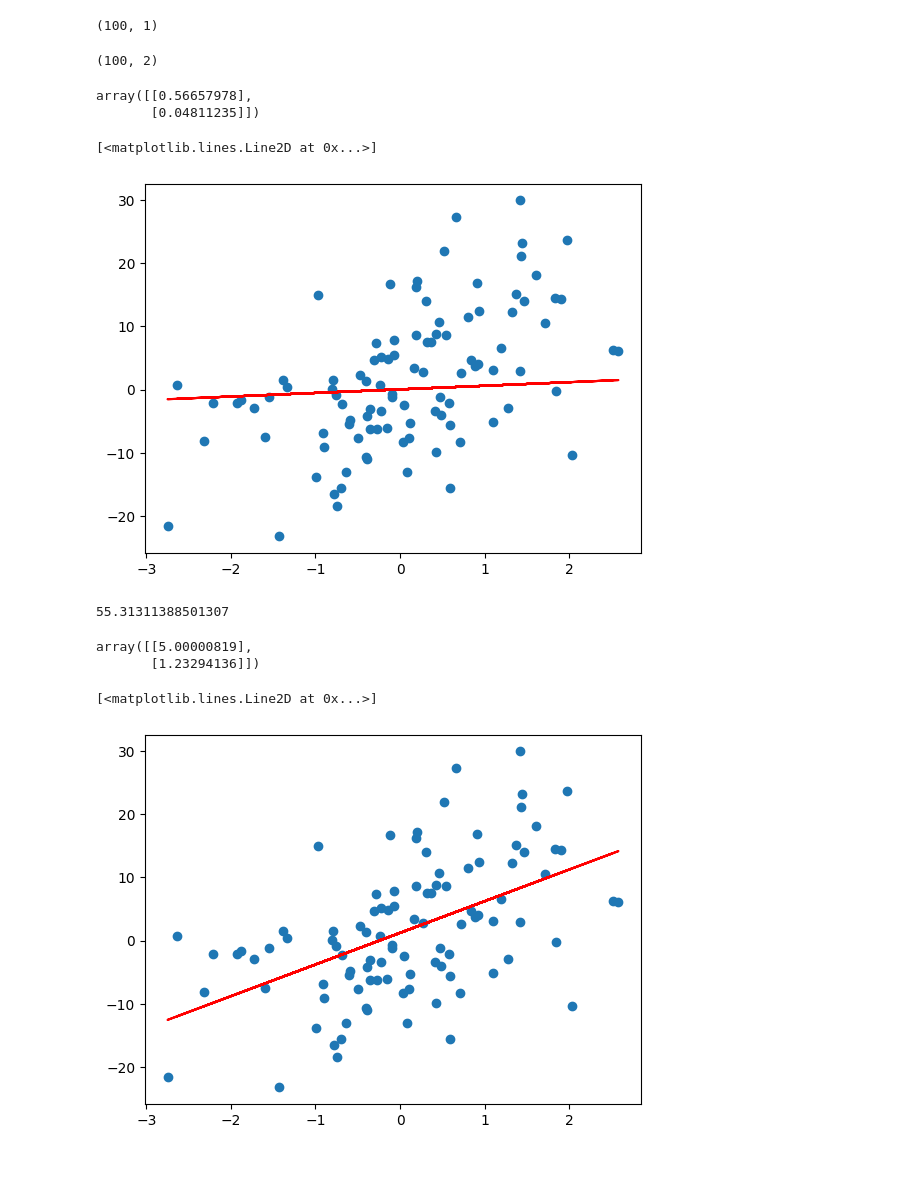
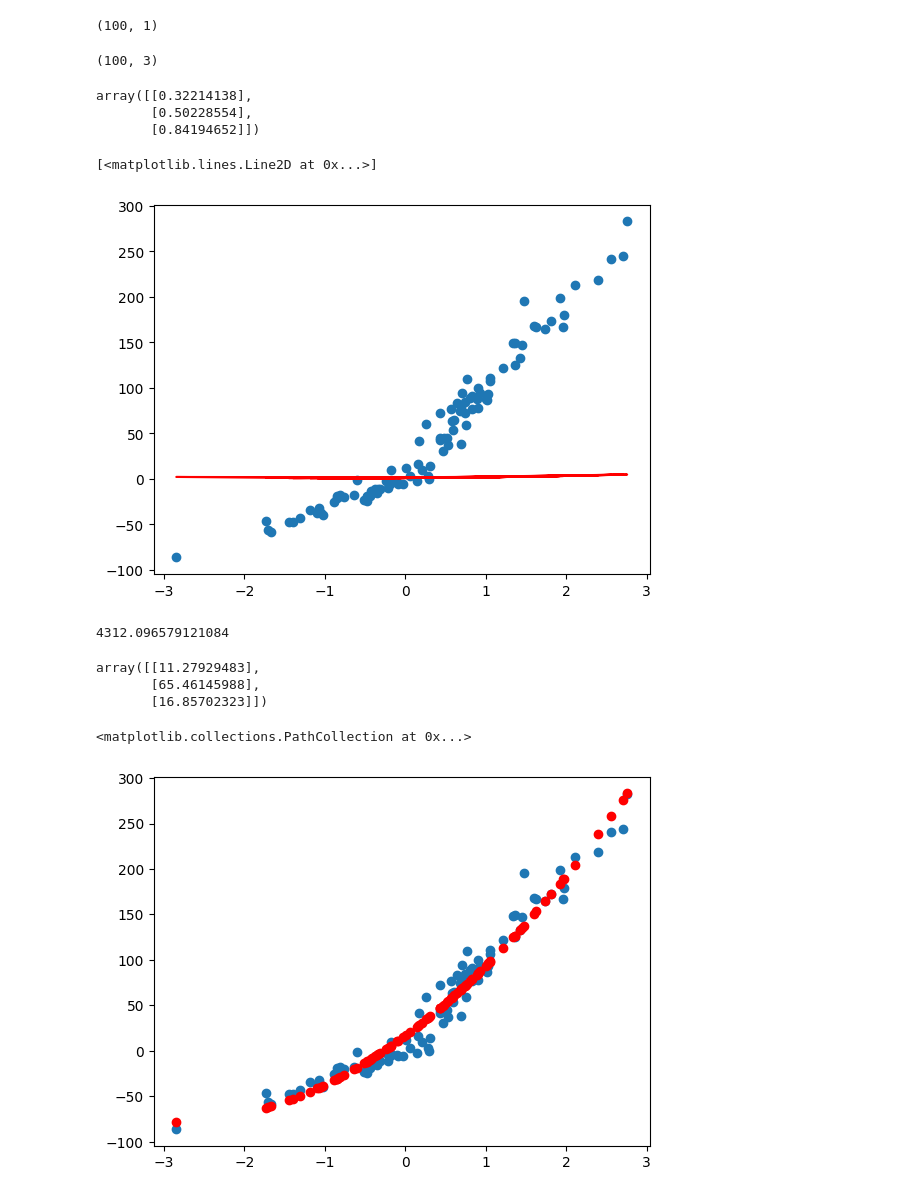
Before and after one commit to dinaOuahbi/Machine-Learning-With-Python, a Jupyter notebook: linear_regression.ipynb, the cells around one changed output. Cells and saved outputs as stored; diff of their text form; code cells hidden in the pictures; blank space fills up the shorter version.

```diff
--- a/linear_regression.ipynb
+++ b/linear_regression.ipynb
@@ -6,6 +8,7 @@ from sklearn.datasets import make_regression
 import matplotlib.pyplot as plt
 # %%
 x, y = make_regression(n_samples=100, n_features=1, noise=10)
+y = y + abs(y/2) # pol regression
 plt.scatter(x, y)
 # %% [output]
 <matplotlib.collections.PathCollection at 0x...>
@@ -26,17 +29,20 @@ y.shape
 # %%
 # matrice X
 X = np.hstack((x, np.ones((x.shape))))
+X = np.hstack((x**2, X)) # pol regression
 X.shape
 # %% [output]
-(100, 2)
+(100, 3)
 # %%
 # vecteur theta
 # initialiser theta
 theta = np.random.rand(2,1)
+theta = np.random.rand(3,1) # pol regression
 theta
 # %% [output]
-array([[0.56657978],
-       [0.04811235]])
+array([[0.32214138],
+       [0.50228554],
+       [0.84194652]])
 # %%
 # model F = X.theta
 def model(X, theta):
@@ -46,7 +52,7 @@ plt.scatter(x, y)
 plt.plot(x, model(X, theta), c='red') # courbe ascendante car on a un param a positive
 # %% [output]
 [<matplotlib.lines.Line2D at 0x...>]
-[figure, old version]
+[figure, new version]
 # %%
 # Fonction cout : erreur quadratique moyenne
 def cost_function(X, y, theta):
@@ -55,7 +61,7 @@ def cost_function(X, y, theta):
 # %%
 cost_function(X, y, theta)
 # %% [output]
-55.31311388501307
+4312.096579121084
 # %%
 # descente du gradient
 def grad(X, y, theta):
@@ -74,15 +80,18 @@ theta_final, cost_history = gradient_descent(X, y, theta, learning_rate=0.01, n_
 # %%
 theta_final
 # %% [output]
-array([[5.00000819],
-       [1.23294136]])
+array([[11.27929483],
+       [65.46145988],
+       [16.85702323]])
 # %%
 predictions = model(X, theta_final)
-plt.scatter(x, y)
-plt.plot(x, predictions, c='red')
+#plt.scatter(x, y)
+plt.scatter(x[:,0], y) # pol regression
+#plt.plot(x, predictions, c='red')
+plt.scatter(x[:,0], predictions, c='red') #pol regression
 # %% [output]
-[<matplotlib.lines.Line2D at 0x...>]
+<matplotlib.collections.PathCollection at 0x...>
-[figure, old version]
+[figure, new version]
 # %%
 plt.plot(range(1000), cost_history)
 # %% [output]
```
Also changed, not shown: parts of 4 cells of this notebook.
